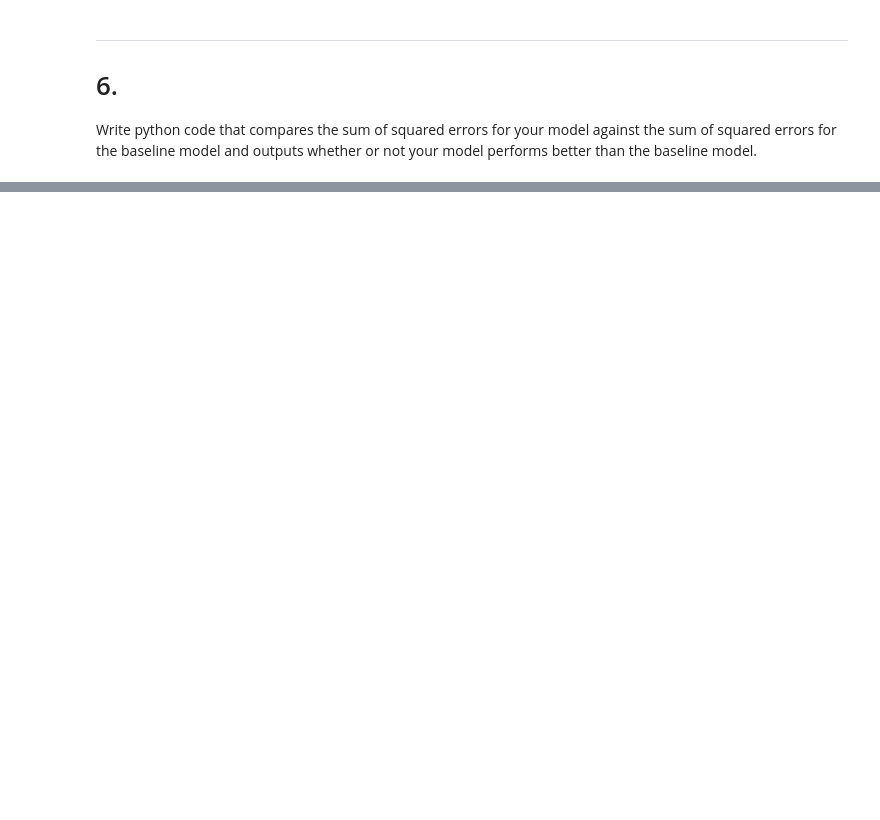
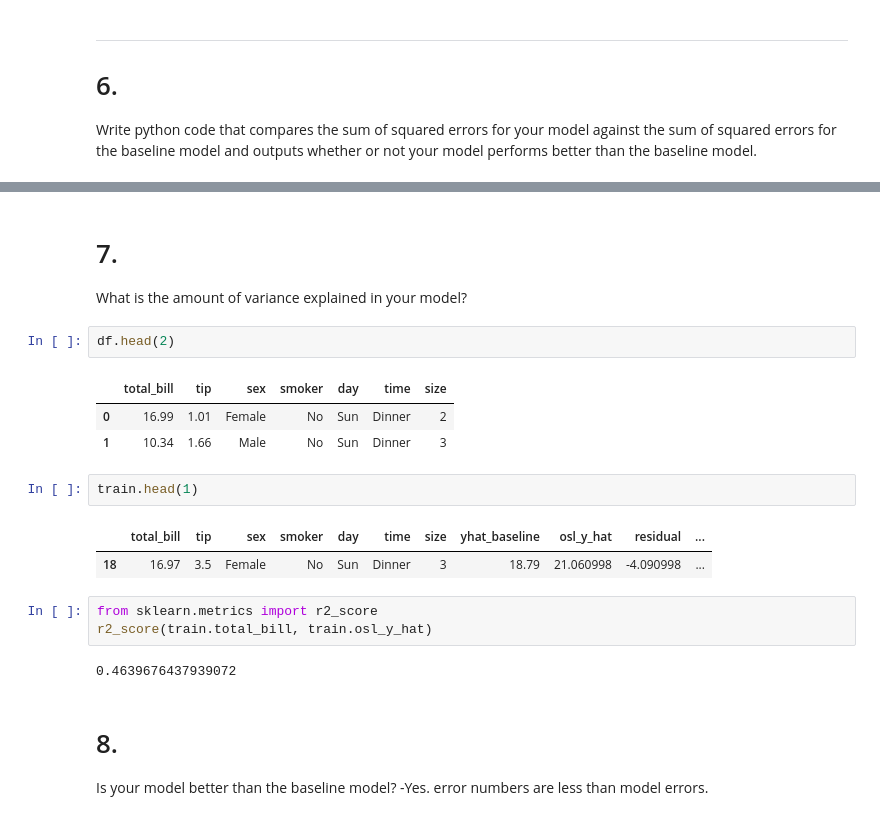
Before and after one commit to VelasquezAlejandro044/regression-exercises, a Jupyter notebook: evaluate.ipynb, the cells around one changed output, grey strips where cells are left out. Drawn from its saved outputs; the diff is of its cells as text; blank space fills up the shorter version.

```diff
--- a/evaluate.ipynb
+++ b/evaluate.ipynb
@@ -288,0 +326,23 @@ Write python code that compares the sum of squared errors for your model against
+# %% [markdown]
+# 7.
+What is the amount of variance explained in your model?
+# %%
+df.head(2)
+# %% [output]
+|  | total_bill | tip | sex | smoker | day | time | size |
+| 0 | 16.99 | 1.01 | Female | No | Sun | Dinner | 2 |
+| 1 | 10.34 | 1.66 | Male | No | Sun | Dinner | 3 |
+# %%
+train.head(1)
+# %% [output]
+|  | total_bill | tip | sex | smoker | day | time | size | yhat_baseline | osl_y_hat | residual | ... |
+| 18 | 16.97 | 3.5 | Female | No | Sun | Dinner | 3 | 18.79 | 21.060998 | -4.090998 | ... |
+# %%
+from sklearn.metrics import r2_score
+r2_score(train.total_bill, train.osl_y_hat)
+# %% [output]
+0.4639676437939072
+# %% [markdown]
+# 8.
+Is your model better than the baseline model?
+-Yes. error numbers are less than model errors.
```
Also changed, not shown: parts of 11 cells of this notebook, 2 other files.
